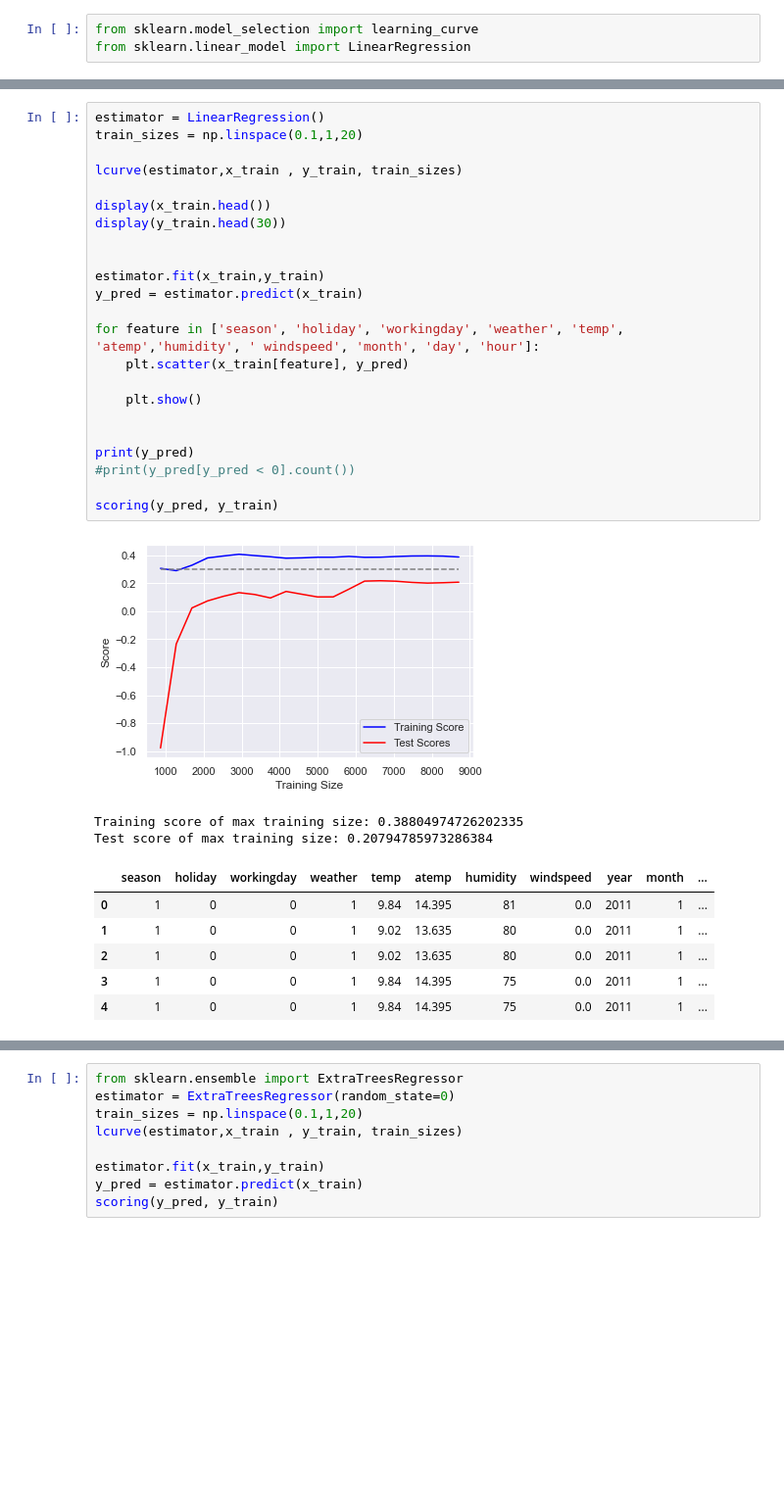
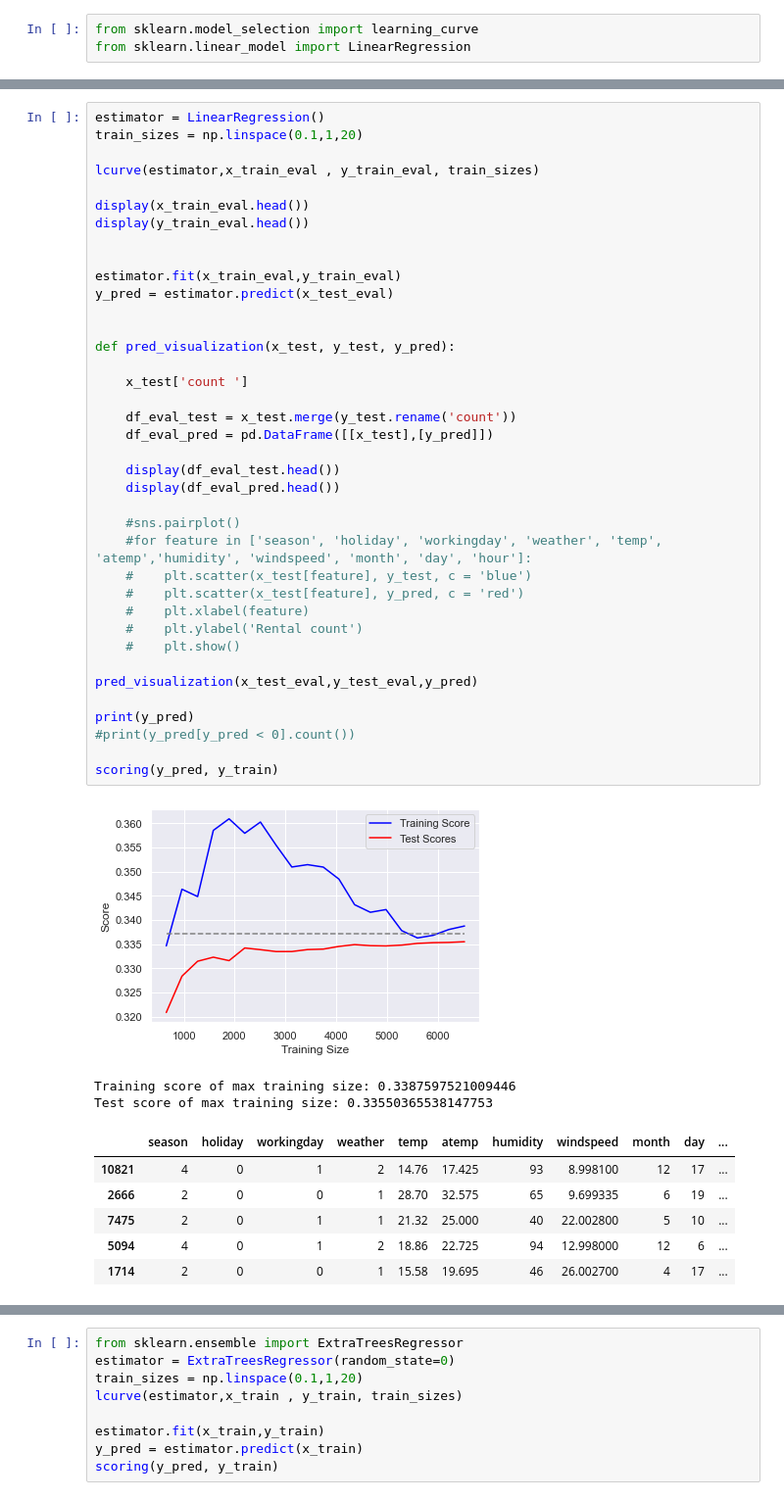
Before and after one commit to schmeti/bikepred_aistudienarbeit, a Jupyter notebook: StudienarbeitSchmetzV2.ipynb, the cells around one changed output, grey strips where cells are left out. Shown at 98% size. Saved outputs shown, nothing was run; the diff lists cells and outputs as text; blank space fills up the shorter version.

```diff
--- a/StudienarbeitSchmetzV2.ipynb
+++ b/StudienarbeitSchmetzV2.ipynb
@@ -592,33 +597,48 @@ Name: count, dtype: int64
 # %%
 estimator = LinearRegression()
 train_sizes = np.linspace(0.1,1,20)
 
-lcurve(estimator,x_train , y_train, train_sizes)
+lcurve(estimator,x_train_eval , y_train_eval, train_sizes)
 
-display(x_train.head())
-display(y_train.head(30))
+display(x_train_eval.head())
+display(y_train_eval.head())
 
 
-estimator.fit(x_train,y_train)
-y_pred = estimator.predict(x_train)
+estimator.fit(x_train_eval,y_train_eval)
+y_pred = estimator.predict(x_test_eval)
 
-for feature in ['season', 'holiday', 'workingday', 'weather', 'temp', 'atemp','humidity', ' windspeed', 'month', 'day', 'hour']:
-    plt.scatter(x_train[feature], y_pred)
 
-    plt.show()
+def pred_visualization(x_test, y_test, y_pred):
 
+    x_test['count ']
+
+    df_eval_test = x_test.merge(y_test.rename('count'))
+    df_eval_pred = pd.DataFrame([[x_test],[y_pred]])
+
+    display(df_eval_test.head())
+    display(df_eval_pred.head())
+
+    #sns.pairplot()
+    #for feature in ['season', 'holiday', 'workingday', 'weather', 'temp', 'atemp','humidity', 'windspeed', 'month', 'day', 'hour']:
+    #    plt.scatter(x_test[feature], y_test, c = 'blue')
+    #    plt.scatter(x_test[feature], y_pred, c = 'red')
+    #    plt.xlabel(feature)
+    #    plt.ylabel('Rental count')
+    #    plt.show()
+
+pred_visualization(x_test_eval,y_test_eval,y_pred)
 
 print(y_pred)
 #print(y_pred[y_pred < 0].count())
 
 scoring(y_pred, y_train)
 # %% [output]
-[figure, old version]
+[figure, new version]
-Training score of max training size: 0.38804974726202335
-Test score of max training size: 0.20794785973286384
+Training score of max training size: 0.3387597521009446
+Test score of max training size: 0.33550365538147753
-|  | season | holiday | workingday | weather | temp | atemp | humidity | windspeed | year | month | ... |
-| 0 | 1 | 0 | 0 | 1 | 9.84 | 14.395 | 81 | 0.0 | 2011 | 1 | ... |
-| 1 | 1 | 0 | 0 | 1 | 9.02 | 13.635 | 80 | 0.0 | 2011 | 1 | ... |
-| 2 | 1 | 0 | 0 | 1 | 9.02 | 13.635 | 80 | 0.0 | 2011 | 1 | ... |
-| 3 | 1 | 0 | 0 | 1 | 9.84 | 14.395 | 75 | 0.0 | 2011 | 1 | ... |
-| 4 | 1 | 0 | 0 | 1 | 9.84 | 14.395 | 75 | 0.0 | 2011 | 1 | ... |
+|  | season | holiday | workingday | weather | temp | atemp | humidity | windspeed | month | day | ... |
+| 10821 | 4 | 0 | 1 | 2 | 14.76 | 17.425 | 93 | 8.998100 | 12 | 17 | ... |
+| 2666 | 2 | 0 | 0 | 1 | 28.70 | 32.575 | 65 | 9.699335 | 6 | 19 | ... |
+| 7475 | 2 | 0 | 1 | 1 | 21.32 | 25.000 | 40 | 22.002800 | 5 | 10 | ... |
+| 5094 | 4 | 0 | 1 | 2 | 18.86 | 22.725 | 94 | 12.998000 | 12 | 6 | ... |
+| 1714 | 2 | 0 | 0 | 1 | 15.58 | 19.695 | 46 | 26.002700 | 4 | 17 | ... |
```
Also changed, not shown: parts of 3 cells of this notebook.
